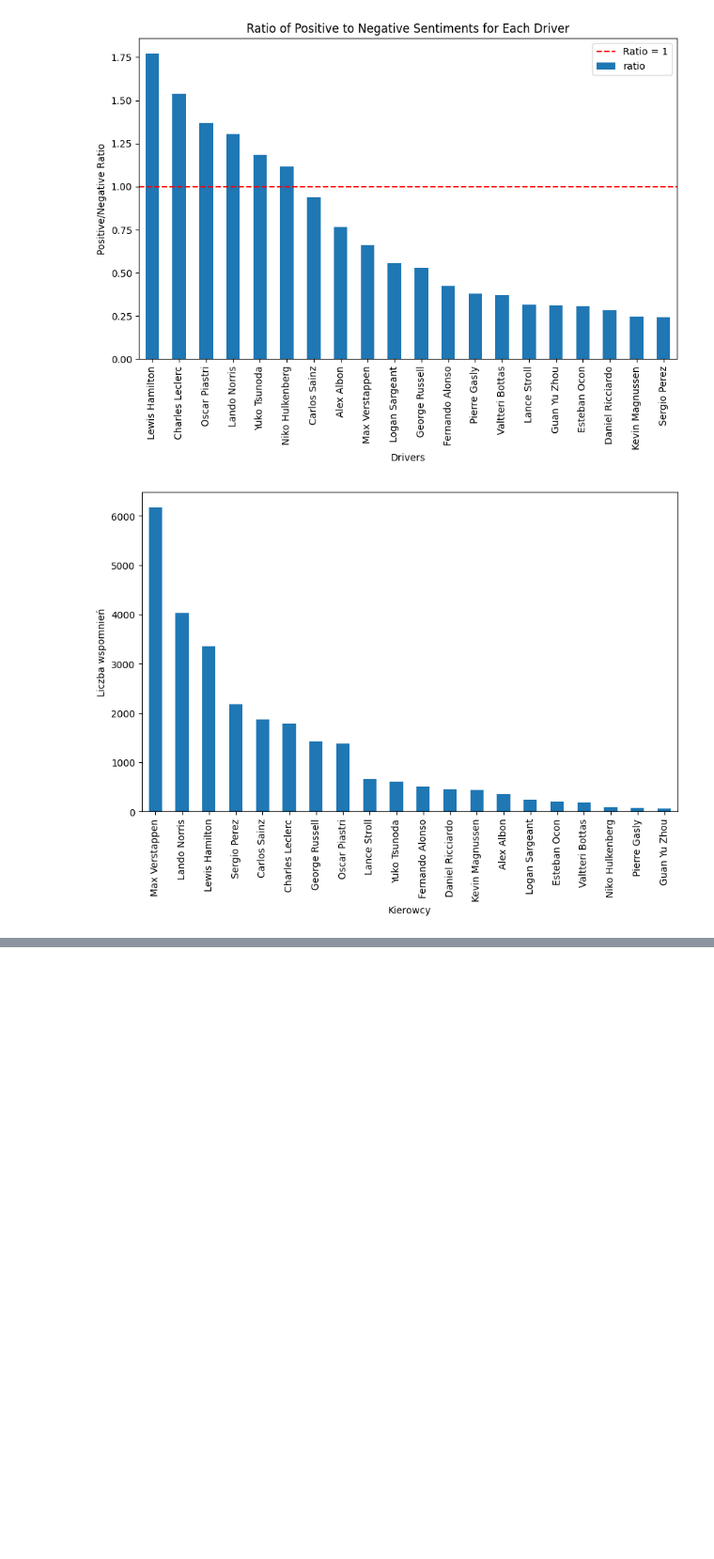
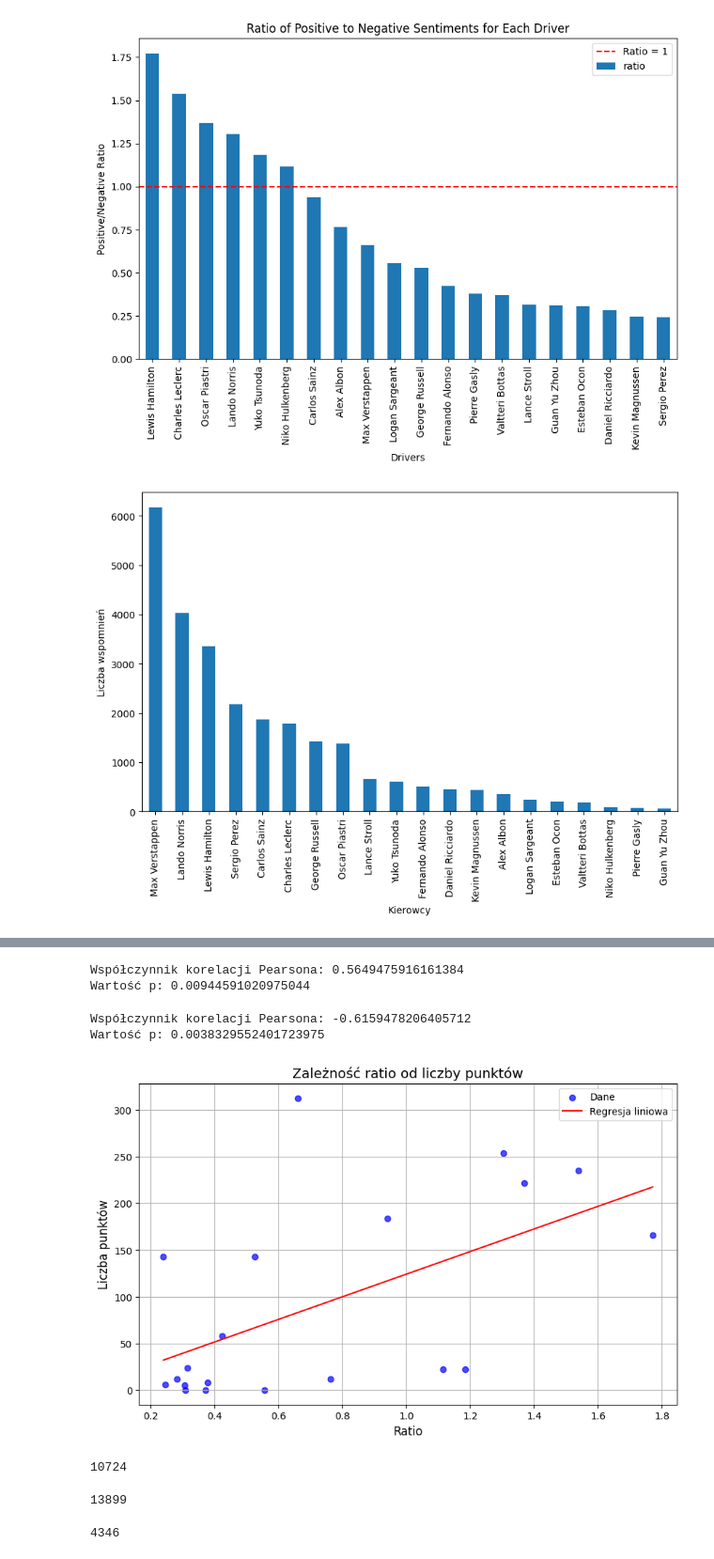
Before and after one commit to KacperST/sentiment-analysis, a Jupyter notebook: results.ipynb, the cells around one changed output, grey strips where cells are left out. Shown at 94% size. Cells and saved outputs as stored; diff of their text form; code cells hidden in the pictures; blank space fills up the shorter version.

```diff
--- a/results.ipynb
+++ b/results.ipynb
@@ -173,10 +165,21 @@ komentarze = [
     6180, 3760, 3339, 2026, 1808, 1699, 1315, 1254, 1029, 795, 609, 457,
     403, 330, 225, 201, 188, 106, 77, 71
 ]
+punkty_kierowcow = {
+    "Max Verstappen": 313, "Lando Norris": 254, "Lewis Hamilton": 166,
+    "Sergio Perez": 143, "Carlos Sainz": 184, "Charles Leclerc": 235,
+    "George Russell": 143, "Oscar Piastri": 222, "Lance Stroll": 24,
+    "Fernando Alonso": 58, "Yuko Tsunoda": 22, "Daniel Ricciardo": 12,
+    "Kevin Magnussen": 6, "Alex Albon": 12, "Logan Sargeant": 0,
+    "Valtteri Bottas": 0, "Esteban Ocon": 5, "Niko Hulkenberg": 22,
+    "Pierre Gasly": 8, "Guan Yu Zhou": 0
+}
+
 punkty = [
     313, 254, 166, 143, 184, 235, 143, 222, 24, 58, 22, 12,
     6, 12, 0, 0, 5, 22, 8, 0
 ]
+
 
 # Przygotowanie danych do regresji
 X = np.array(punkty).reshape(-1, 1)
@@ -185,6 +188,9 @@ y = np.array(komentarze)
 # Dopasowanie regresji liniowej
 model = LinearRegression()
 model.fit(X, y)
+
+r_squared = model.score(X, y)
+print(f"Współczynnik determinacji R^2: {r_squared}")
 
 # Predykcja
 x_fit = np.linspace(min(punkty), max(punkty), 500).reshape(-1, 1)
@@ -204 +211,4 @@ plt.show()
 [figure]
+# %%
+driver_sentiment_counts['punkty'] = driver_sentiment_counts.index.map(punkty_kierowcow)
+driver_sentiment_counts
@@ -204,0 +237,52 @@ plt.show()
+# %%
+correlation, p_value = pearsonr(driver_sentiment_counts['ratio'], driver_sentiment_counts['punkty'])
+print(f"Współczynnik korelacji Pearsona: {correlation}")
+print(f"Wartość p: {p_value}")
+# %% [output]
+Współczynnik korelacji Pearsona: 0.5649475916161384
+Wartość p: 0.00944591020975044
+# %%
+correlation, p_value = pearsonr(driver_sentiment_counts['ratio_neu'], driver_sentiment_counts['punkty'])
+print(f"Współczynnik korelacji Pearsona: {correlation}")
+print(f"Wartość p: {p_value}")
+# %% [output]
+Współczynnik korelacji Pearsona: -0.6159478206405712
+Wartość p: 0.0038329552401723975
+# %%
+df = driver_sentiment_counts.copy()
+X = df['ratio'].values.reshape(-1, 1)
+y = df['punkty'].values
+
+# Dopasowanie regresji liniowej
+model = LinearRegression()
+model.fit(X, y)
+
+# Predykcja
+x_fit = np.linspace(min(df['ratio']), max(df['ratio']), 500).reshape(-1, 1)
+y_fit = model.predict(x_fit)
+
+# Wykres
+plt.figure(figsize=(10, 6))
+plt.scatter(df['ratio'], df['punkty'], color='blue', label='Dane', alpha=0.7)
+plt.plot(x_fit, y_fit, color='red', label='Regresja liniowa')
+plt.title('Zależność ratio od liczby punktów', fontsize=14)
+plt.xlabel('Ratio', fontsize=12)
+plt.ylabel('Liczba punktów', fontsize=12)
+plt.legend()
+plt.grid(True)
+plt.show()
+# %% [output]
+[figure, added]
+# %%
+print(4267 + 3100 + 3357)
+# %% [output]
+10724
+# %%
+print(4267 + 3100 + 3357 + 849 + 398 + 660 + 586 + 196 + 486)
+# %% [output]
+13899
+# %%
+print(3100 + 660 + 586
+)
+# %% [output]
+4346
```
Also changed, not shown: parts of 7 cells of this notebook.
